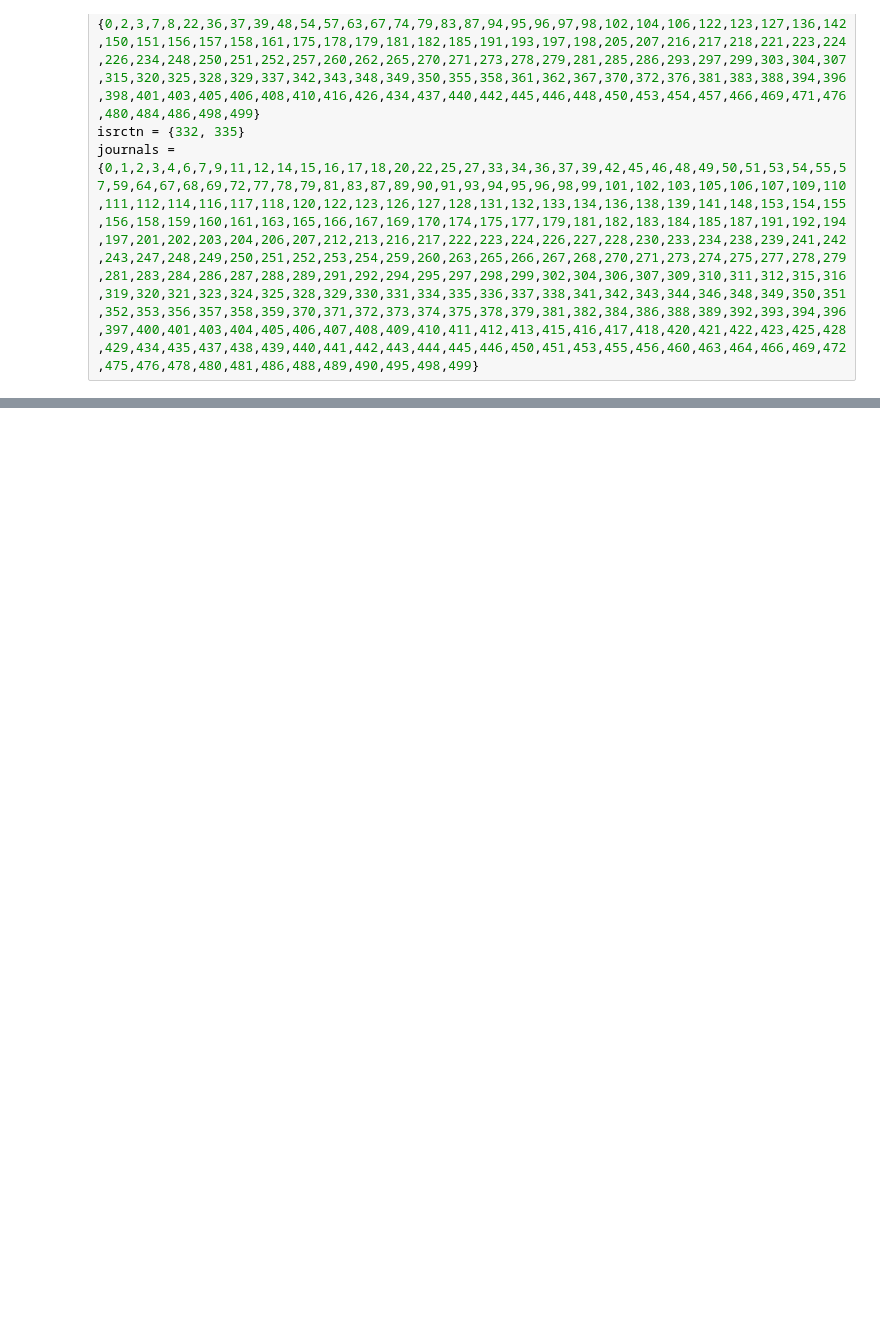
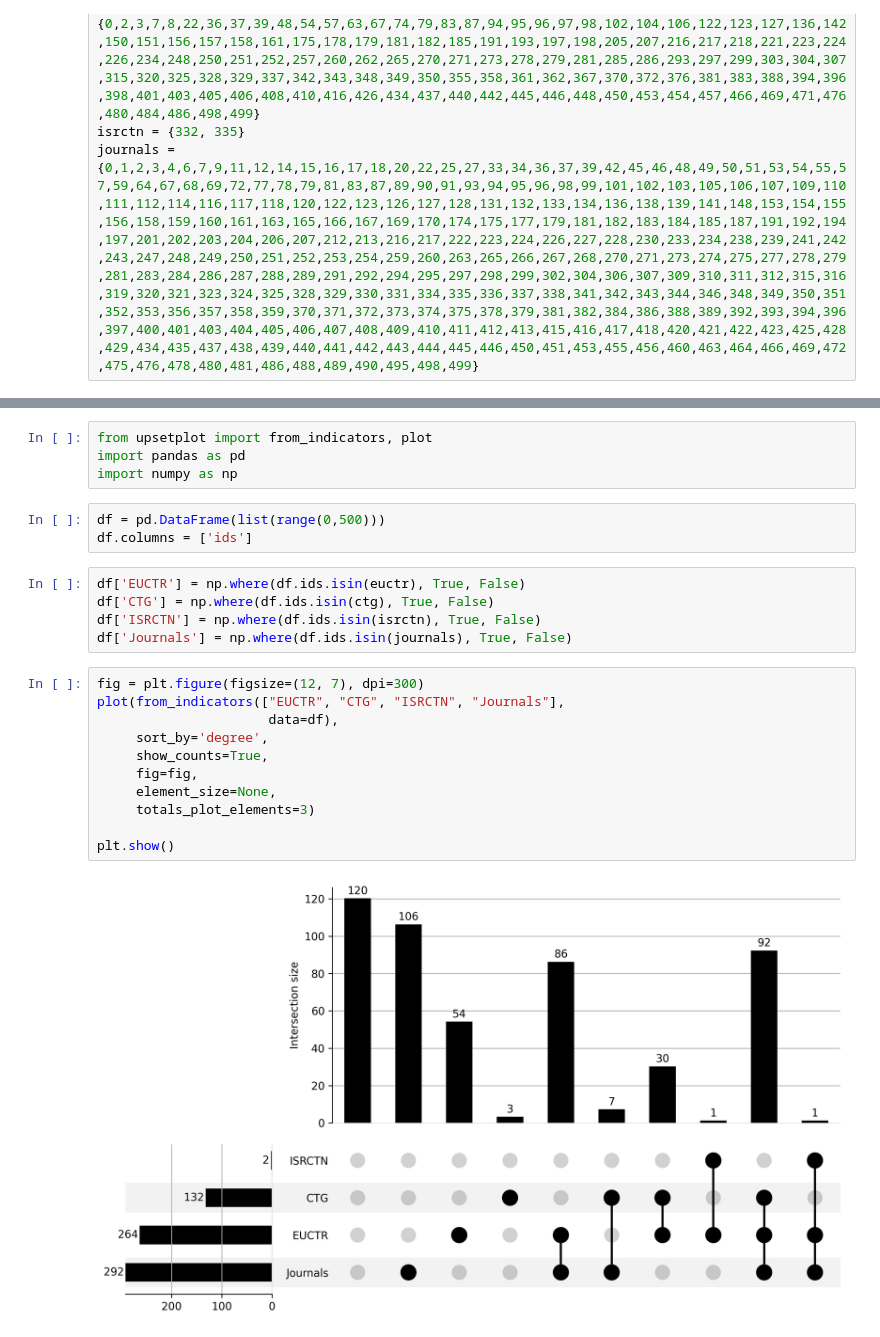
Before and after one commit to ebmdatalab/euctr_pub_search, a Jupyter notebook: notebooks/Figures.ipynb, the cells around one changed output, grey strips where cells are left out. Drawn from its saved outputs; the diff is of its cells as text; blank space fills up the shorter version.

```diff
--- a/notebooks/Figures.ipynb
+++ b/notebooks/Figures.ipynb
@@ -77,0 +82,25 @@ plt.show()
+# %%
+from upsetplot import from_indicators, plot
+import pandas as pd
+import numpy as np
+# %%
+df = pd.DataFrame(list(range(0,500)))
+df.columns = ['ids']
+# %%
+df['EUCTR'] = np.where(df.ids.isin(euctr), True, False)
+df['CTG'] = np.where(df.ids.isin(ctg), True, False)
+df['ISRCTN'] = np.where(df.ids.isin(isrctn), True, False)
+df['Journals'] = np.where(df.ids.isin(journals), True, False)
+# %%
+fig = plt.figure(figsize=(12, 7), dpi=300)
+plot(from_indicators(["EUCTR", "CTG", "ISRCTN", "Journals"],
+                      data=df),
+     sort_by='degree',
+     show_counts=True,
+     fig=fig,
+     element_size=None,
+     totals_plot_elements=3)
+
+plt.show()
+# %% [output]
+[figure, added]
```
Also changed, not shown: parts of 2 cells of this notebook, 4 other files.
